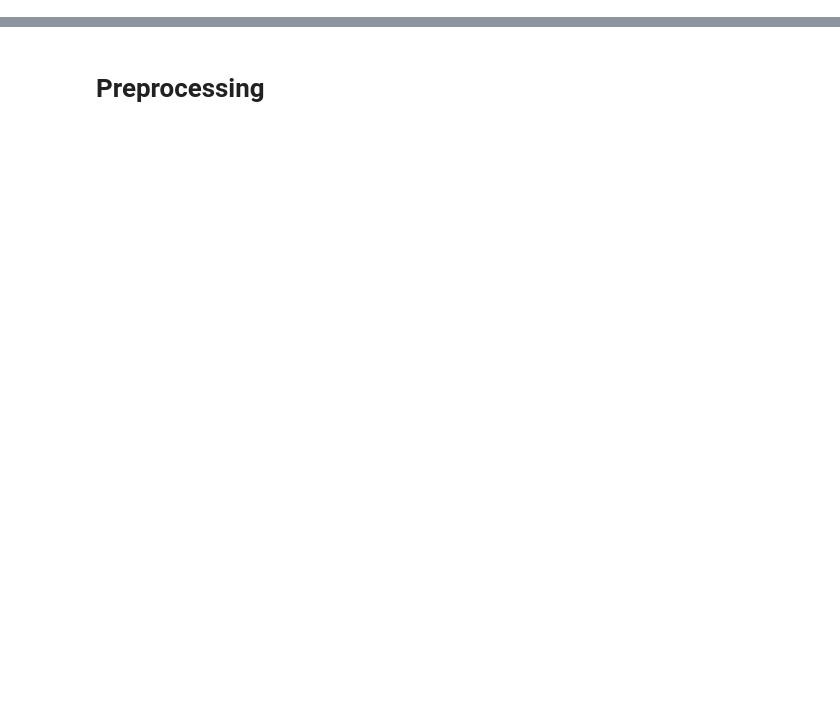
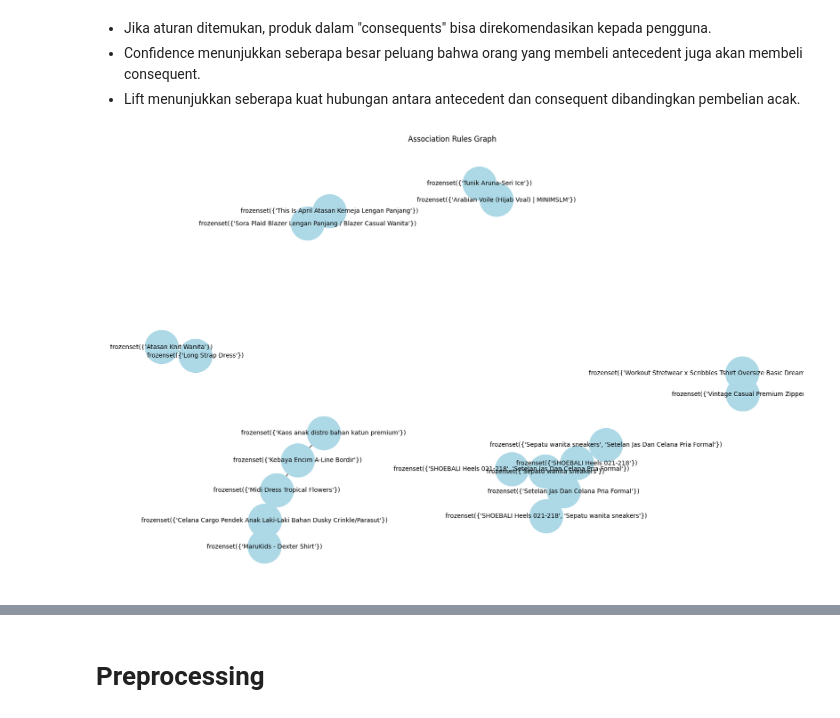
Before and after one commit to carsen09/uas-data-mining, a Jupyter notebook: notebook.ipynb, the cells around one changed output, grey strips where cells are left out. Drawn from its saved outputs; the diff is of its cells as text; code cells hidden in the pictures; blank space fills up the shorter version.

```diff
--- a/notebook.ipynb
+++ b/notebook.ipynb
@@ -0,0 +513,4 @@
+# %%
+# Group produk per transaksi
+transactions = df2.groupby('order_id')['order_item_name'].apply(list).values.tolist()
+transactions
@@ -0,0 +535,8 @@
+# %%
+from mlxtend.frequent_patterns import apriori, association_rules
+from mlxtend.preprocessing import TransactionEncoder
+# transactions
+te = TransactionEncoder()
+te_ary = te.fit(transactions).transform(transactions)
+df_encoded = pd.DataFrame(te_ary, columns=te.columns_)
+df_encoded.head()
@@ -0,0 +551,4 @@
+# %%
+frequent_itemsets = apriori(df_encoded, min_support=0.01, use_colnames=True)
+frequent_itemsets.sort_values(by='support', ascending=False).head()
+frequent_itemsets
@@ -0,0 +569,20 @@
+# %%
+rules = association_rules(frequent_itemsets, metric="lift", min_threshold=1)
+rules = rules.sort_values(by='lift', ascending=False)
+rules.head()
+rules.to_csv('association_rules.csv')
+# %% [markdown]
+- Jika aturan ditemukan, produk dalam "consequents" bisa direkomendasikan kepada pengguna.
+- Confidence menunjukkan seberapa besar peluang bahwa orang yang membeli antecedent juga akan membeli consequent.
+- Lift menunjukkan seberapa kuat hubungan antara antecedent dan consequent dibandingkan pembelian acak.
+# %%
+import networkx as nx
+import matplotlib.pyplot as plt
+
+G = nx.from_pandas_edgelist(rules, 'antecedents', 'consequents')
+plt.figure(figsize=(16, 10))
+nx.draw(G, with_labels=True, node_size=3000, node_color='lightblue', font_size=10)
+plt.title('Association Rules Graph')
+plt.show()
+# %% [output]
+[figure, added]
```
Also changed, not shown: parts of 65 cells of this notebook, 32 other files.
